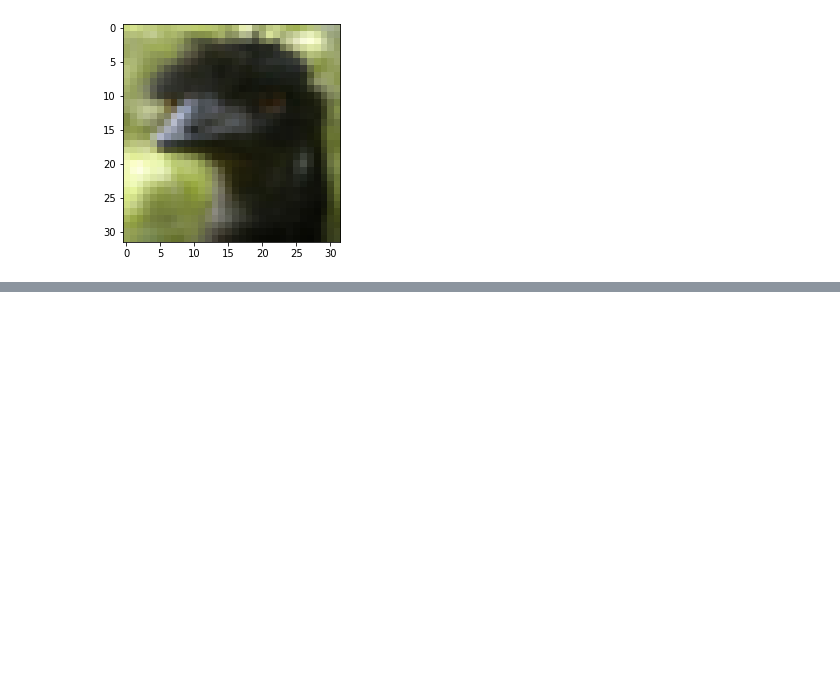
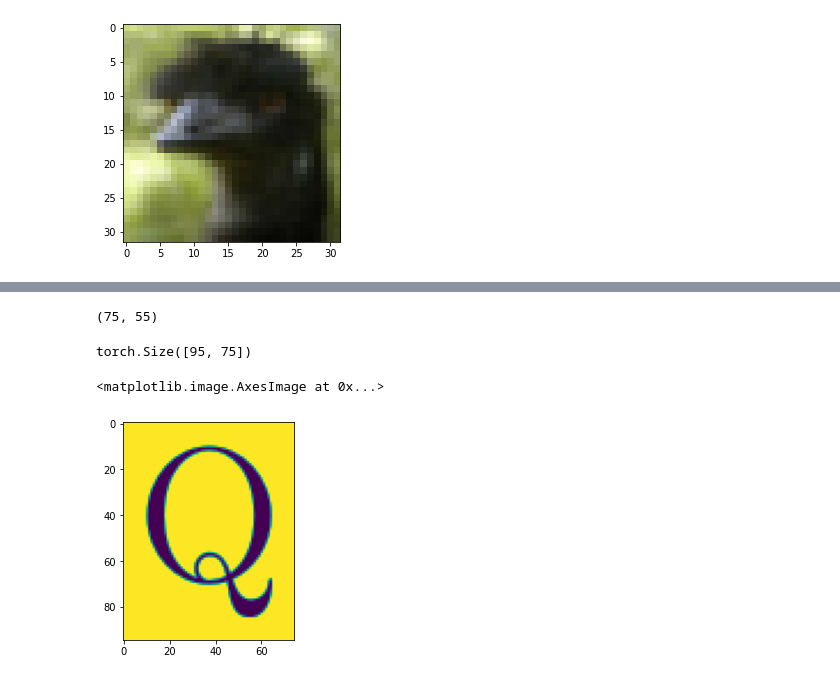
Before and after one commit to ltrujello/RTeXEngineering, a Jupyter notebook: word_extraction.ipynb, the cells around one changed output, grey strips where cells are left out. Cells and saved outputs as stored; diff of their text form; code cells hidden in the pictures; blank space fills up the shorter version.

```diff
--- a/word_extraction.ipynb
+++ b/word_extraction.ipynb
@@ -172,7 +172,7 @@ class LetterDataset(Dataset):
         sample = {"image": image, "letter": letter_vec}
 
         if self.transform:
-            sample = self.transform(sample)
+            sample = self.transform(sample["image"])
 
         return sample
 # %%
@@ -308,0 +309,18 @@ ValueError: high <= 0
+# %%
+from torchvision.transforms import CenterCrop, Pad
+a = Pad(10, fill=255)
+# %%
+sample["image"].shape
+# %% [output]
+(75, 55)
+# %%
+b = a(torch.from_numpy(sample["image"]))
+# %%
+b.shape
+# %% [output]
+torch.Size([95, 75])
+# %%
+plt.imshow(b)
+# %% [output]
+<matplotlib.image.AxesImage at 0x...>
+[figure, added]
```
Also changed, not shown: parts of 27 cells of this notebook, 58 other files.
